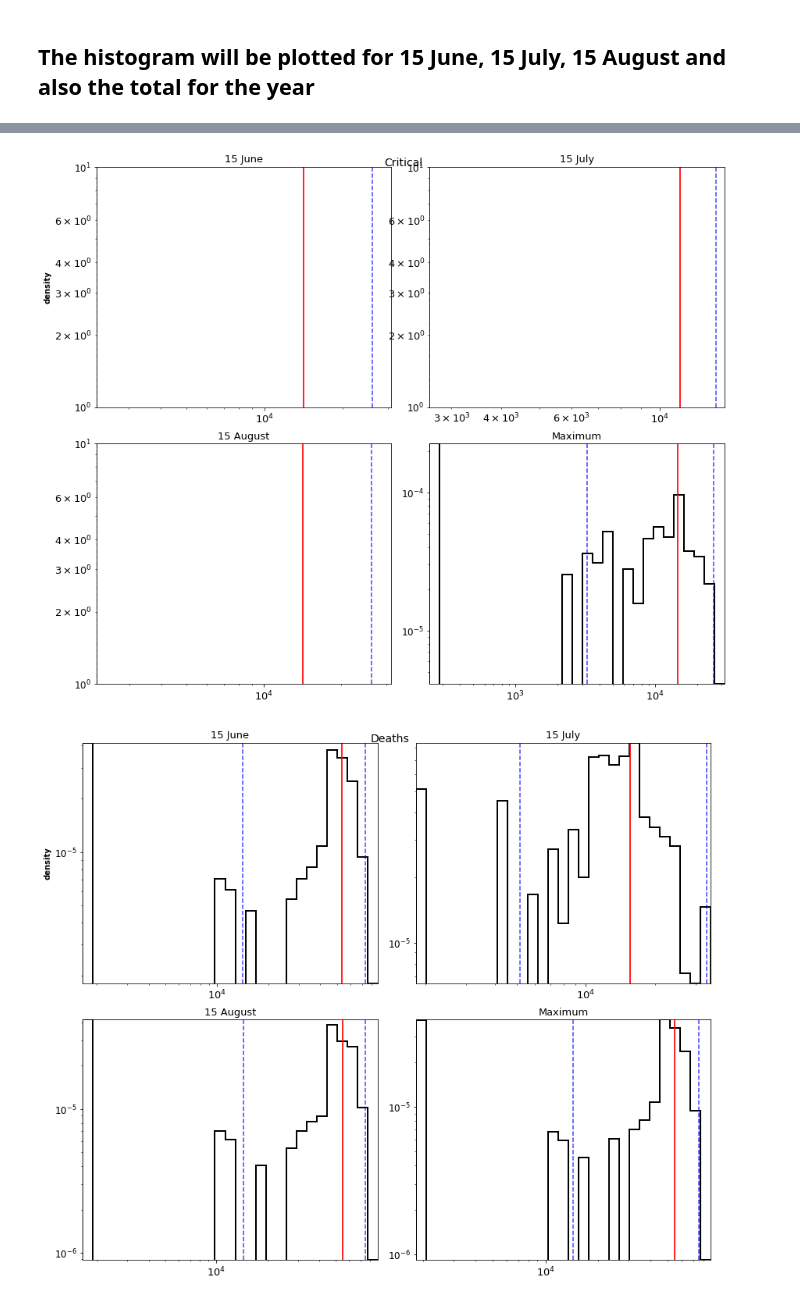
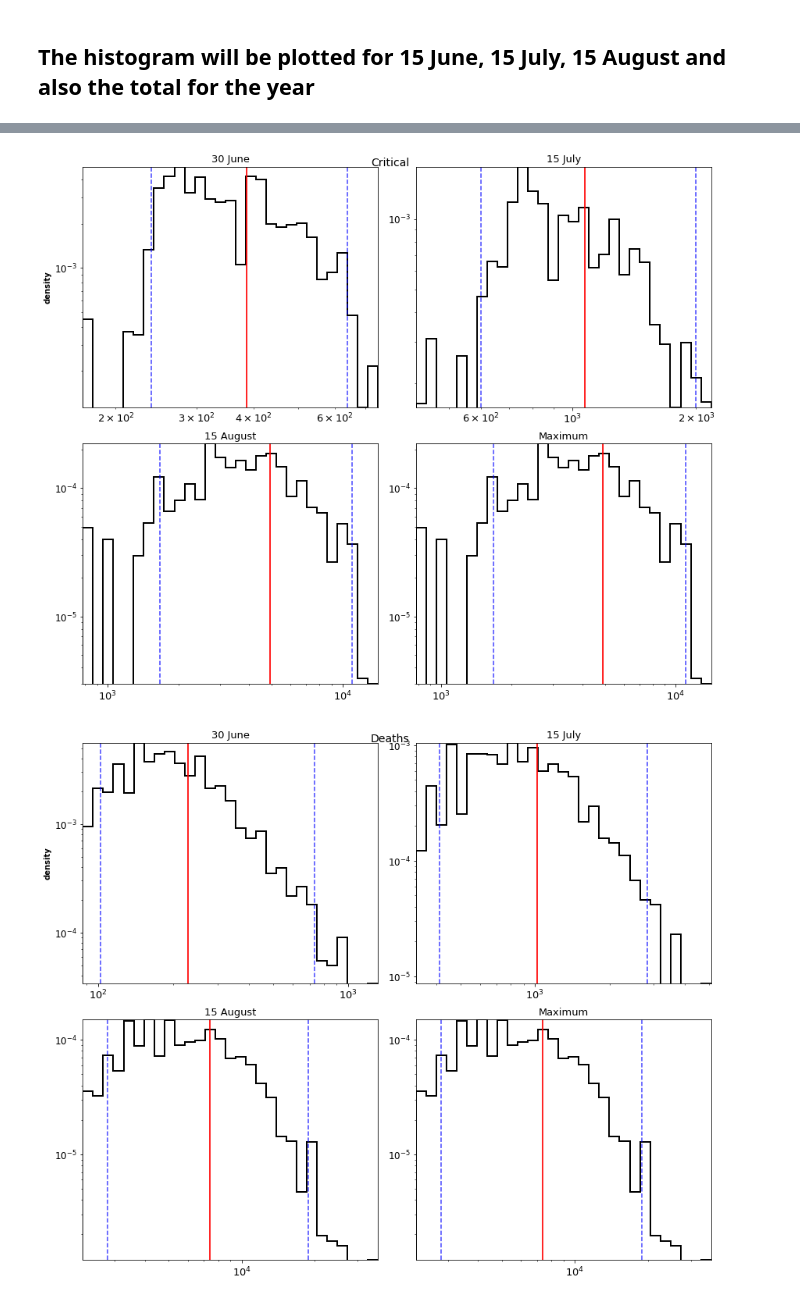
Before and after one commit to ifornax/Covid19, a Jupyter notebook: PyROSS/PySEAI5R_Province_with_Interventions-WC.ipynb, the cells around one changed output, grey strips where cells are left out. Drawn from its saved outputs; the diff is of its cells as text; code cells hidden in the pictures.

```diff
--- a/PyROSS/PySEAI5R_Province_with_Interventions-WC.ipynb
+++ b/PyROSS/PySEAI5R_Province_with_Interventions-WC.ipynb
@@ -888,7 +890,7 @@ def ToEnsemble(NoIteration, Rt_tmp):
     gA_tmp = np.random.normal(2., 0.5)                    # rate of removal of Activated, i.e time from onset of infectiousness to onset of symptoms
     gA.append(1./gA_tmp)
 
-    gIa_tmp = np.maximum(6, np.random.normal(2, 3))       # rate of removal of asymptomatic infectives, based from
+    gIa_tmp = np.maximum(6, np.random.normal(12, 3))       # rate of removal of asymptomatic infectives, based from
                                                           # https://jamanetwork.com/journals/jamanetworkopen/fullarticle/2766237
     gIa.append(1./gIa_tmp)
 
@@ -1057,7 +1059,7 @@ def MyModel(NoIteration, ParamDf, NoConfirmed, NoRecovered, NoDead, M,Tf, Nf, Ni
     #
 
     #Ih_0  = 411*np.ones((M))*Ni/NZA                       # this is national number as at 2 May 2020 for ZA
-    Ih_0   = 1419*np.ones(M)
+    Ih_0   = 1419*(Ni/6844272)*np.ones(M)                  #WC as at 17-June, scalle all accordingly
     Ihp_0 = np.zeros(M)
 
     #
@@ -1065,7 +1067,7 @@ def MyModel(NoIteration, ParamDf, NoConfirmed, NoRecovered, NoDead, M,Tf, Nf, Ni
     #
 
     #NoICU = 35 *(Ni/6844272)                              # Number of patients in ICU for WC as on 1 May 35 in ICU
-    NoICU = 243*np.ones((M))                                            # WC as at 17-June
+    NoICU = 243*(Ni/6844272)*np.ones((M))                  # WC as at 17-June, scalle all accordingly
     Ic_0  = NoICU*np.ones((M))
 
     #
@@ -1101,11 +1103,14 @@ def MyModel(NoIteration, ParamDf, NoConfirmed, NoRecovered, NoDead, M,Tf, Nf, Ni
     hh   = (1.-((1.-frac_asymptomatic) * (1 - frac_tested_mild)))*np.ones(M)
 
     #cc   = 0.25*np.ones(M)      # fraction sent to ICU from hospitalised, this has an impact on the dip was seeing in the critical state,c_a
-    cc   = np.minimum(0.17, np.random.normal(0.25, 0.1))*np.ones(M)
+    cc   = np.maximum(0.17, np.random.normal(0.25, 0.1))*np.ones(M)
 
+    #
+    # ICU overwhelm
+    #
     #mm   = 0.75*np.ones(M)        # mortality rate in ICU, aka IFR !!!, f_a
-    #mm   = np.minimum(0.2, np.random.normal(0.3, 0.1))*np.ones(M) # no ICU overwhelm
-    mm   = np.maximum(0.95, np.random.normal(0.75, 0.1))*np.ones(M) # with ICU overwhelm
+    #mm   = np.maximum(0.2, np.random.normal(0.3, 0.1))*np.ones(M) # no ICU overwhelm
+    mm   = np.minimum(0.95, np.random.normal(0.75, 0.1))*np.ones(M) # with ICU overwhelm
 
     parameters = {'alpha':ParamDf['alpha'].values,
                   'beta' :ParamDf['beta'].values,
@@ -1139,7 +1144,7 @@ def MyModel(NoIteration, ParamDf, NoConfirmed, NoRecovered, NoDead, M,Tf, Nf, Ni
         '''
         NoEnsemble = 1
         R_0 = np.random.normal(2.7, 0.35)
-        Rt_ini = 1.29
+        Rt_ini = 1.67
         M=1
         #
         # scenario variables
@@ -1271,7 +1276,7 @@ if ToPlotRt:
 model_days = 60
 Tf = model_days
 Nf = 1*Tf
-Nums = 100
+Nums = 250
 # %% [markdown]
 - Total confirmed Covid-19 cases 45 767
 
@@ -1454,7 +1460,7 @@ colorvec = ['orange','red','dodgerblue','blue']
 #
 
 first_date = datetime.strptime(DateToStart, '%Y-%m-%d')
-last_date0 = datetime.strptime('2020-6-15', '%Y-%m-%d')
+last_date0 = datetime.strptime('2020-6-30', '%Y-%m-%d')
 last_date1 = datetime.strptime('2020-7-15', '%Y-%m-%d')
 last_date2 = datetime.strptime('2020-8-15', '%Y-%m-%d')
 DatesToPredict = [last_date0 ,last_date1, last_date2]
@@ -1498,2 +1504,2 @@ for idx, scen in enumerate(np.rollaxis(SwapAxes[:,[compartment_labels.index(show
-[figure, old version]
+[figure, new version]
-[figure, old version]
+[figure, new version]
```
Also changed, not shown: parts of 14 cells of this notebook, 1 other file.
